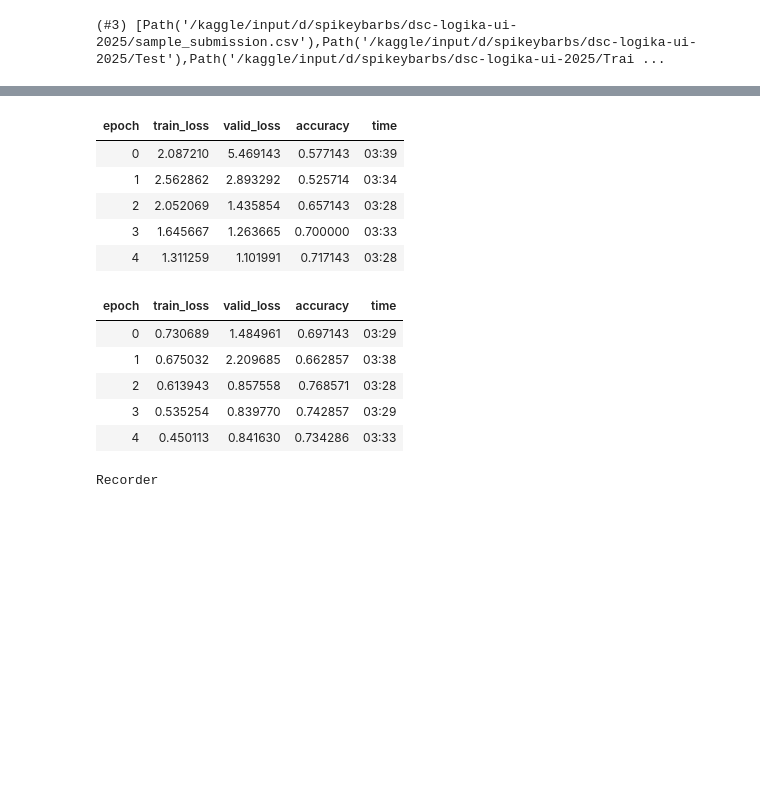
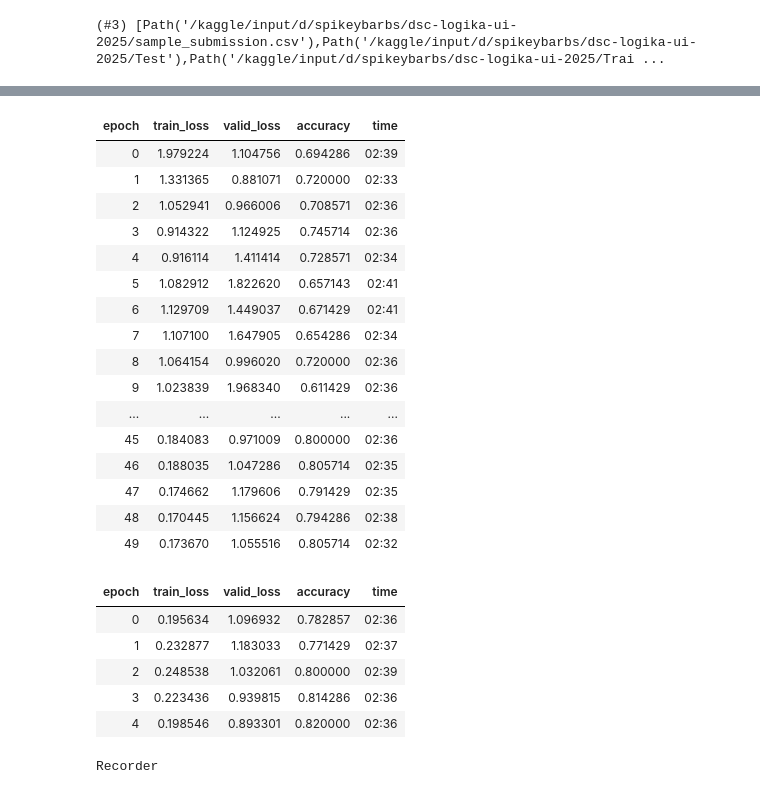
Before and after one commit to rafli-1729/indonesian-heritage-classification, a Jupyter notebook: dsc0084-empat-trio-notebook.ipynb, the cells around one changed output, grey strips where cells are left out. Cells and saved outputs as stored; diff of their text form; code cells hidden in the pictures; blank space fills up the shorter version.

```diff
--- a/dsc0084-empat-trio-notebook.ipynb
+++ b/dsc0084-empat-trio-notebook.ipynb
@@ -23,12 +23,15 @@ base_path.ls()
 train_path = base_path/'Train'/'Train'
 test_path = base_path/'Test'/'Test'
 # %%
+item_tfms = RandomResizedCrop(224, min_scale=0.5)
+batch_tfms = aug_transforms()
+
 dls = ImageDataLoaders.from_folder(
     train_path,
     valid_pct=0.2,
     seed = 42,
-    item_tfms=Resize(224),
-    batch_tfms=batch_transforms,
+    item_tfms=item_tfms,
+    batch_tfms=batch_tfms,
     num_workers=4
 )
 # %%
@@ -52,6 +55,6 @@ Number of validation images: 350
 # %%
 learn = vision_learner(dls, resnet50,
-                       metrics=error_rate,
+                       metrics=[accuracy, F1Score(average='macro')],
                        path='/kaggle/working/').to_fp16()
 # %%
 learn.lr_find()
@@ -62,24 +65,35 @@ AttributeError: 'Sequential' object has no attribute 'plot'
 # %%
 lr1 = 1e-3
 lr2 = 1e-1
-learn.fit_one_cycle(5,slice(lr1,lr2))
+learn.fit_one_cycle(50,slice(lr1,lr2))
 # %% [output]
 | epoch | train_loss | valid_loss | accuracy | time |
-| 0 | 2.087210 | 5.469143 | 0.577143 | 03:39 |
-| 1 | 2.562862 | 2.893292 | 0.525714 | 03:34 |
-| 2 | 2.052069 | 1.435854 | 0.657143 | 03:28 |
-| 3 | 1.645667 | 1.263665 | 0.700000 | 03:33 |
-| 4 | 1.311259 | 1.101991 | 0.717143 | 03:28 |
+| 0 | 1.979224 | 1.104756 | 0.694286 | 02:39 |
+| 1 | 1.331365 | 0.881071 | 0.720000 | 02:33 |
+| 2 | 1.052941 | 0.966006 | 0.708571 | 02:36 |
+| 3 | 0.914322 | 1.124925 | 0.745714 | 02:36 |
+| 4 | 0.916114 | 1.411414 | 0.728571 | 02:34 |
+| 5 | 1.082912 | 1.822620 | 0.657143 | 02:41 |
+| 6 | 1.129709 | 1.449037 | 0.671429 | 02:41 |
+| 7 | 1.107100 | 1.647905 | 0.654286 | 02:34 |
+| 8 | 1.064154 | 0.996020 | 0.720000 | 02:36 |
+| 9 | 1.023839 | 1.968340 | 0.611429 | 02:36 |
+| ... | ... | ... | ... | ... |
+| 45 | 0.184083 | 0.971009 | 0.800000 | 02:36 |
+| 46 | 0.188035 | 1.047286 | 0.805714 | 02:35 |
+| 47 | 0.174662 | 1.179606 | 0.791429 | 02:35 |
+| 48 | 0.170445 | 1.156624 | 0.794286 | 02:38 |
+| 49 | 0.173670 | 1.055516 | 0.805714 | 02:32 |
 # %%
 learn.unfreeze()
-learn.fit_one_cycle(5,slice(1e-4,1e-3))
+learn.fit_one_cycle(25,slice(1e-4,1e-3))
 # %% [output]
 | epoch | train_loss | valid_loss | accuracy | time |
-| 0 | 0.730689 | 1.484961 | 0.697143 | 03:29 |
-| 1 | 0.675032 | 2.209685 | 0.662857 | 03:38 |
-| 2 | 0.613943 | 0.857558 | 0.768571 | 03:28 |
-| 3 | 0.535254 | 0.839770 | 0.742857 | 03:29 |
-| 4 | 0.450113 | 0.841630 | 0.734286 | 03:33 |
+| 0 | 0.195634 | 1.096932 | 0.782857 | 02:36 |
+| 1 | 0.232877 | 1.183033 | 0.771429 | 02:37 |
+| 2 | 0.248538 | 1.032061 | 0.800000 | 02:39 |
+| 3 | 0.223436 | 0.939815 | 0.814286 | 02:36 |
+| 4 | 0.198546 | 0.893301 | 0.820000 | 02:36 |
 # %%
 learn.recorder
 # %% [output]
```
Also changed, not shown: parts of 6 cells of this notebook.
